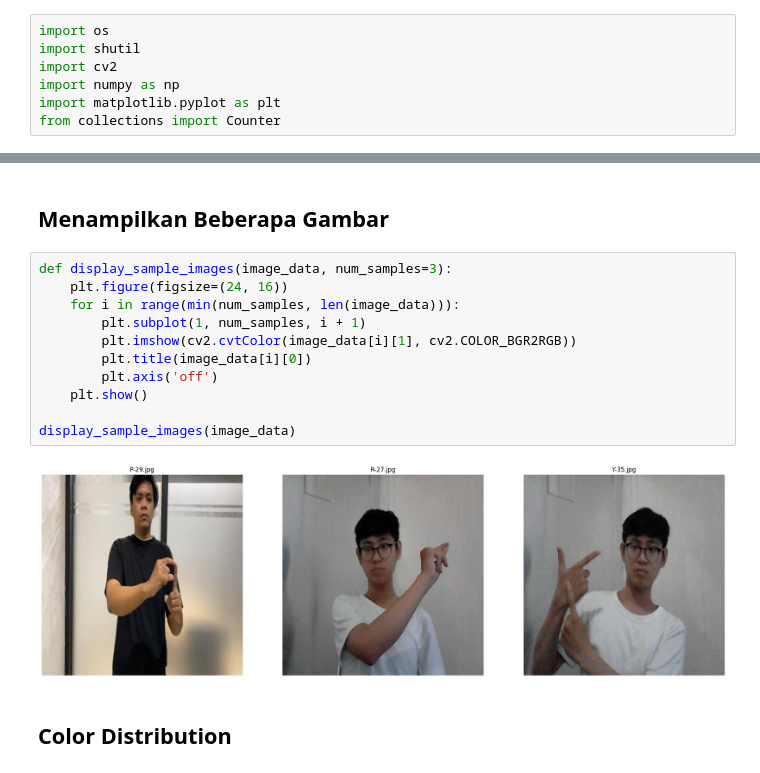
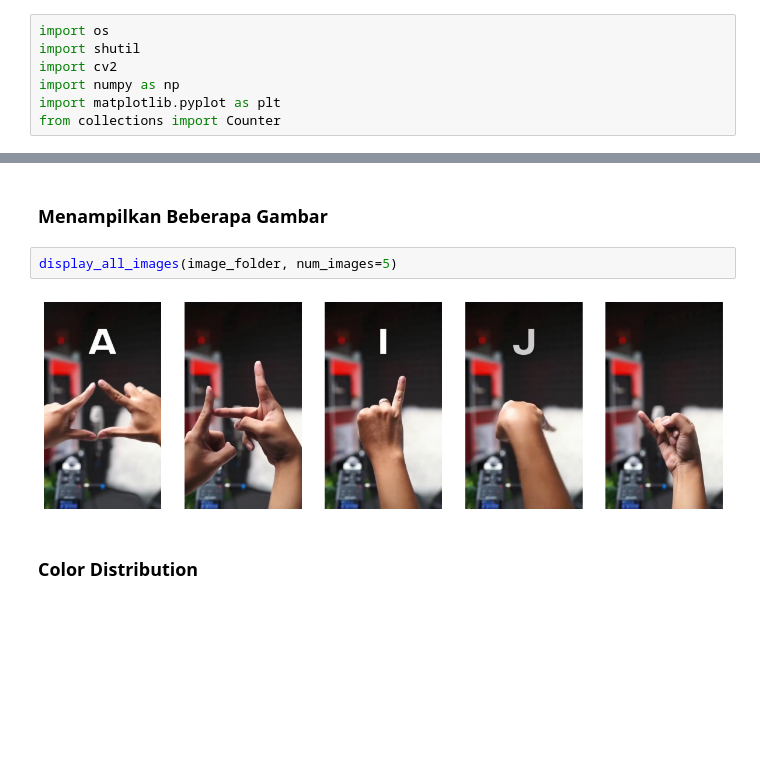
Before and after one commit to Padmanaba231/AI_LAB_PROJECT, a Jupyter notebook: Data_Exploration.ipynb, the cells around one changed output, grey strips where cells are left out. Drawn from its saved outputs; the diff is of its cells as text; blank space fills up the shorter version.

```diff
--- a/Data_Exploration.ipynb
+++ b/Data_Exploration.ipynb
@@ -161,20 +165,11 @@ Image formats: Counter({'jpg': 3673})
 # %% [markdown]
-## Menampilkan Beberapa Gambar
+### Menampilkan Beberapa Gambar
-# %%
-def display_sample_images(image_data, num_samples=3):
-    plt.figure(figsize=(24, 16))
-    for i in range(min(num_samples, len(image_data))):
-        plt.subplot(1, num_samples, i + 1)
-        plt.imshow(cv2.cvtColor(image_data[i][1], cv2.COLOR_BGR2RGB))
-        plt.title(image_data[i][0])
-        plt.axis('off')
-    plt.show()
-
-display_sample_images(image_data)
-# %% [output]
-[figure, removed]
+# %%
+display_all_images(image_folder, num_images=5)
+# %% [output]
+[figure, added]
 # %% [markdown]
-## Color Distribution
+### Color Distribution
 # %%
 def plot_color_distribution(image_data):
     all_colors = []
```
Also changed, not shown: parts of 32 cells of this notebook.
